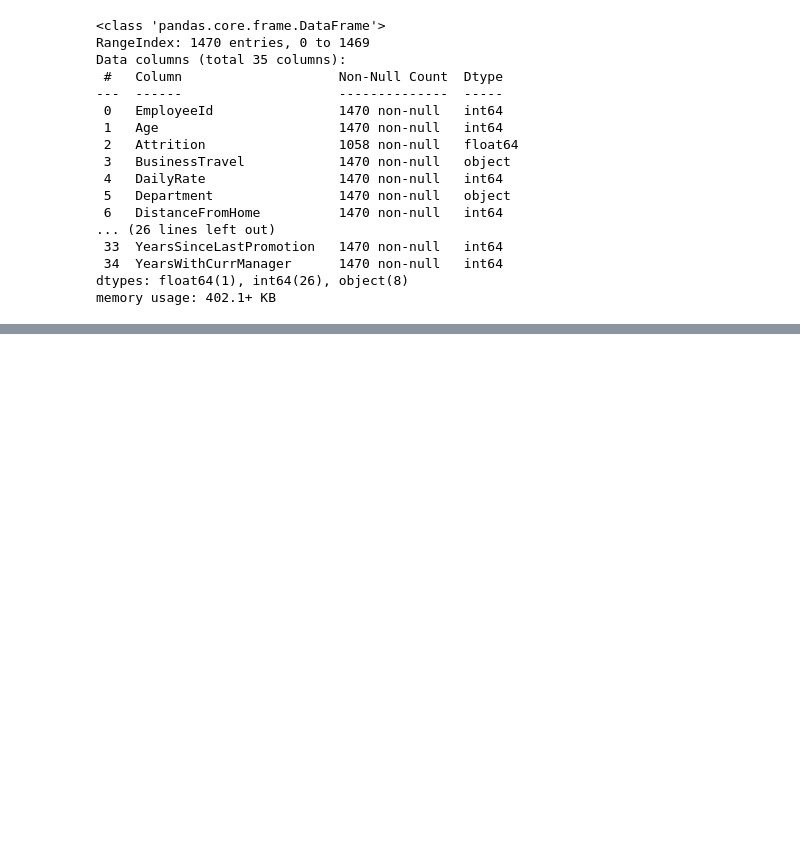
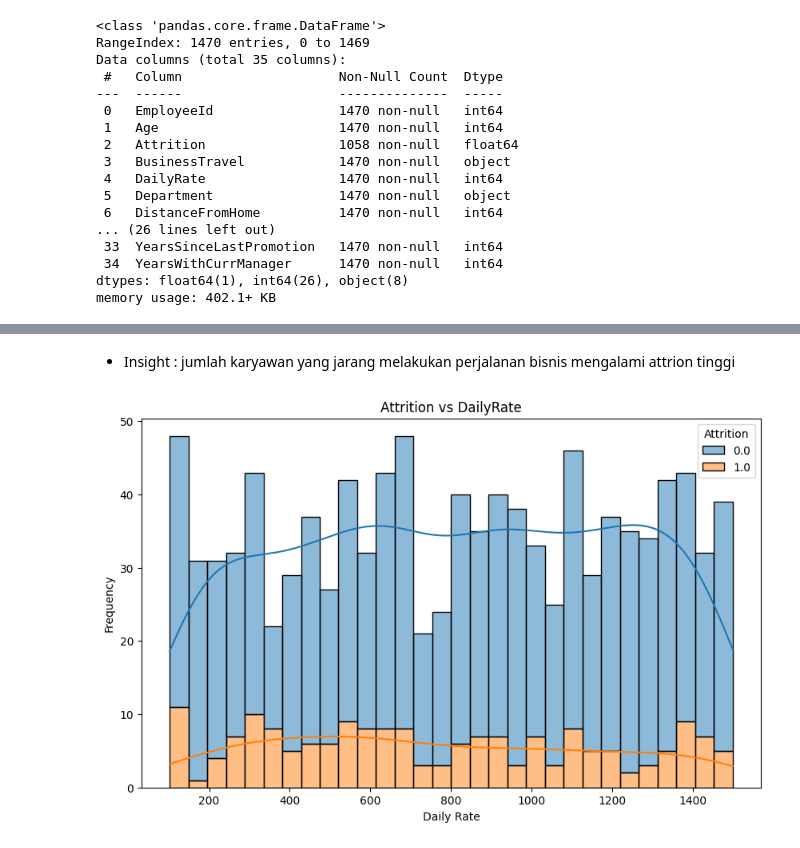
Before and after one commit to WildanFadhilNazaruddin/Understanding-and-Predicting-Employee-Turnover-at-Jaya-Jaya-Maju, a Jupyter notebook: model.ipynb, the cells around one changed output, grey strips where cells are left out. Saved outputs shown, nothing was run; the diff lists cells and outputs as text; code cells hidden in the pictures; blank space fills up the shorter version.

```diff
--- a/model.ipynb
+++ b/model.ipynb
@@ -61,0 +403,13 @@ print(unique_employee_ids)
+# %% [markdown]
+- Insight :
+jumlah karyawan yang jarang melakukan perjalanan bisnis mengalami attrion tinggi
+# %%
+# melihat attrition berdasarkan DailyRate
+plt.figure(figsize=(10, 6))
+sns.histplot(data=df, x='DailyRate', hue='Attrition', multiple='stack', kde=True, bins=30)
+plt.title('Attrition vs DailyRate')
+plt.xlabel('Daily Rate')
+plt.ylabel('Frequency')
+plt.show()
+# %% [output]
+[figure, added]
```
Also changed, not shown: parts of 52 cells of this notebook.
